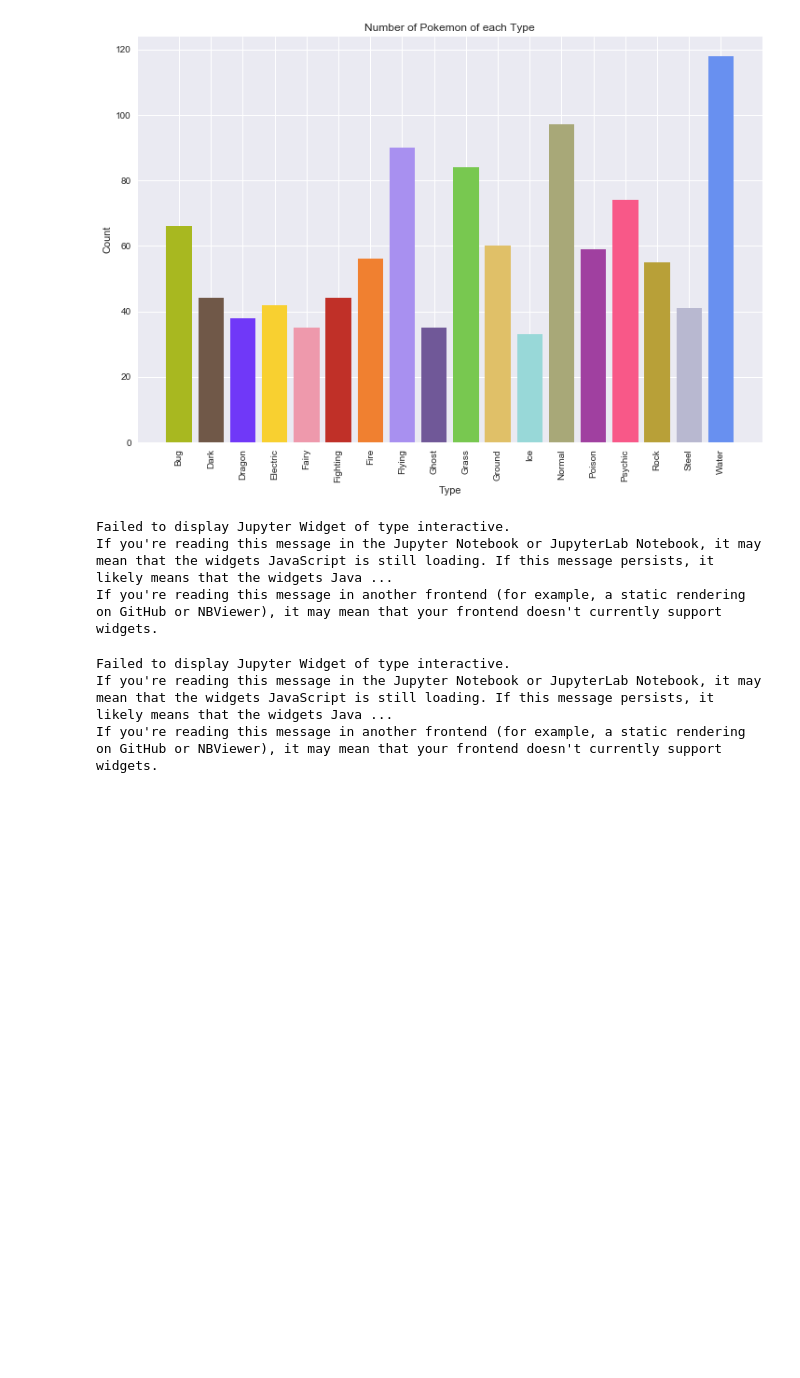
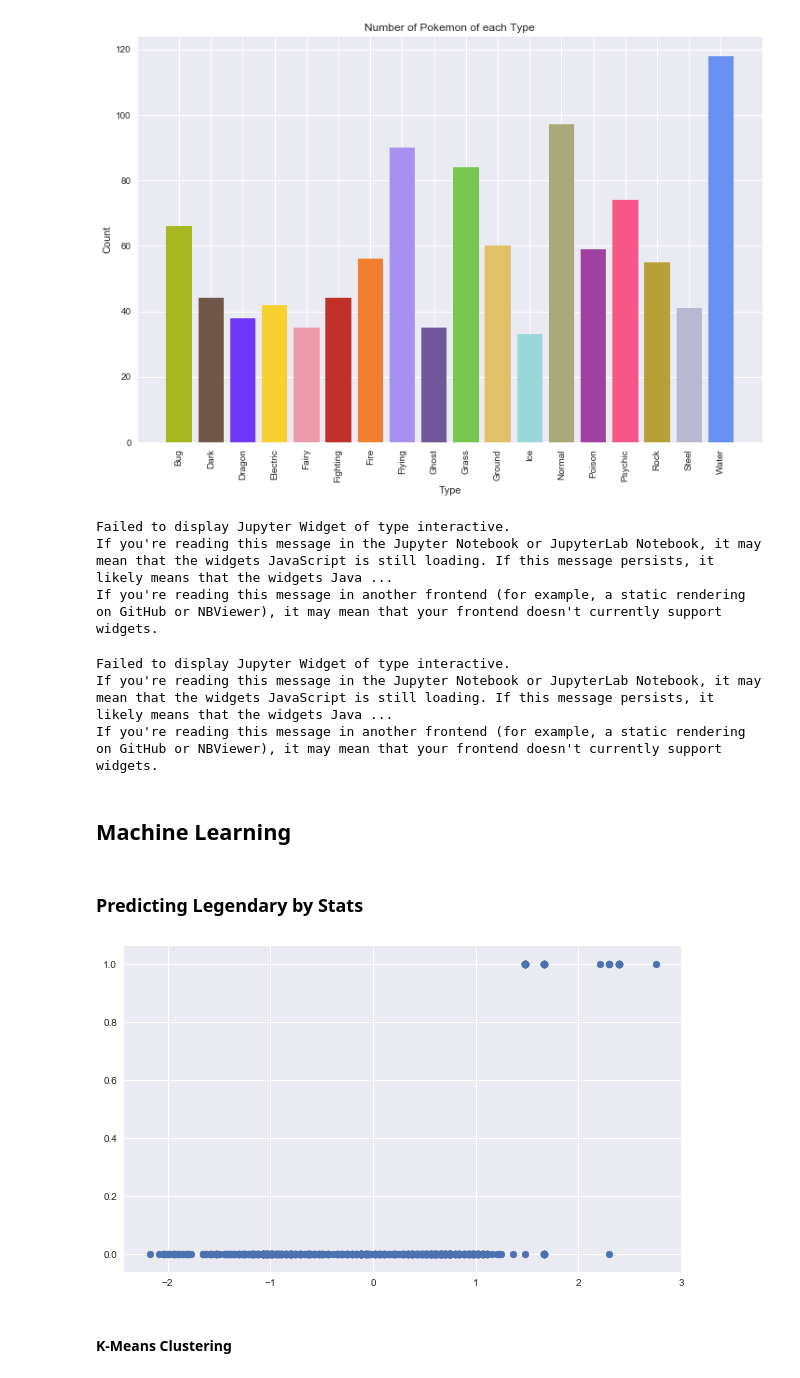
Before and after one commit to bshi1324/Pokemon, a Jupyter notebook: Pokemon.ipynb, the cells around one changed output. Drawn from its saved outputs; the diff is of its cells as text; code cells hidden in the pictures; blank space fills up the shorter version.

```diff
--- a/Pokemon.ipynb
+++ b/Pokemon.ipynb
@@ -120,3 +124,26 @@ If you're reading this message in another frontend (for example, a static render
 Failed to display Jupyter Widget of type interactive.
 If you're reading this message in the Jupyter Notebook or JupyterLab Notebook, it may mean that the widgets JavaScript is still loading. If this message persists, it likely means that the widgets Java ...
 If you're reading this message in another frontend (for example, a static rendering on GitHub or NBViewer), it may mean that your frontend doesn't currently support widgets.
+# %% [markdown]
+## Machine Learning
+# %% [markdown]
+### Predicting Legendary by Stats
+# %%
+X_temp = df.iloc[:,4].values.reshape(-1,1)
+X = df.iloc[:,4:11].values
+y = df.iloc[:,12].values
+
+from sklearn.preprocessing import StandardScaler
+sc = StandardScaler()
+X_temp = sc.fit_transform(X_temp.astype(float))
+X = sc.transform(X.astype(float))
+y = y.astype(int)
+# %%
+# graph of legendary by total stat value
+plt.figure(figsize=(10,6))
+plt.scatter(X_temp, y)
+plt.show()
+# %% [output]
+[figure, added]
+# %% [markdown]
+#### K-Means Clustering
```
Also changed, not shown: parts of 12 cells of this notebook.
